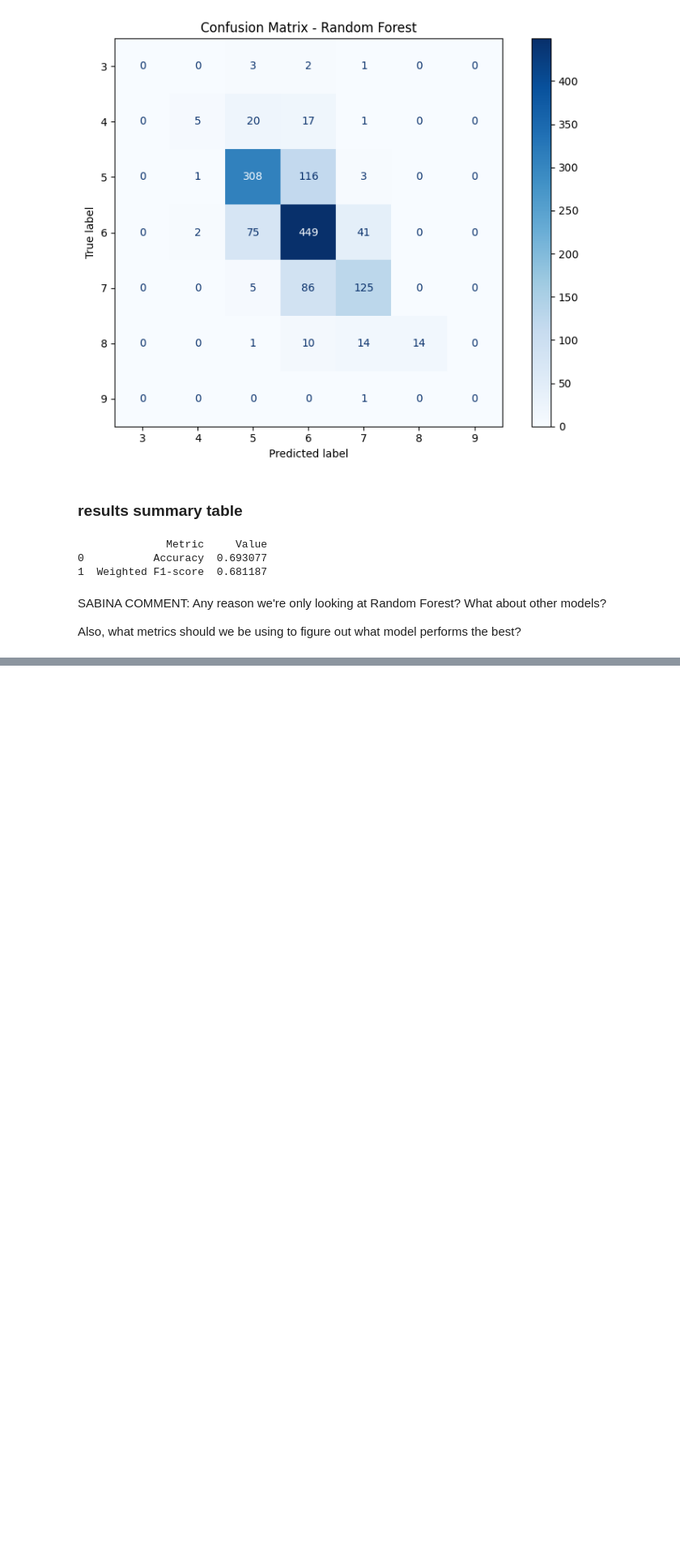
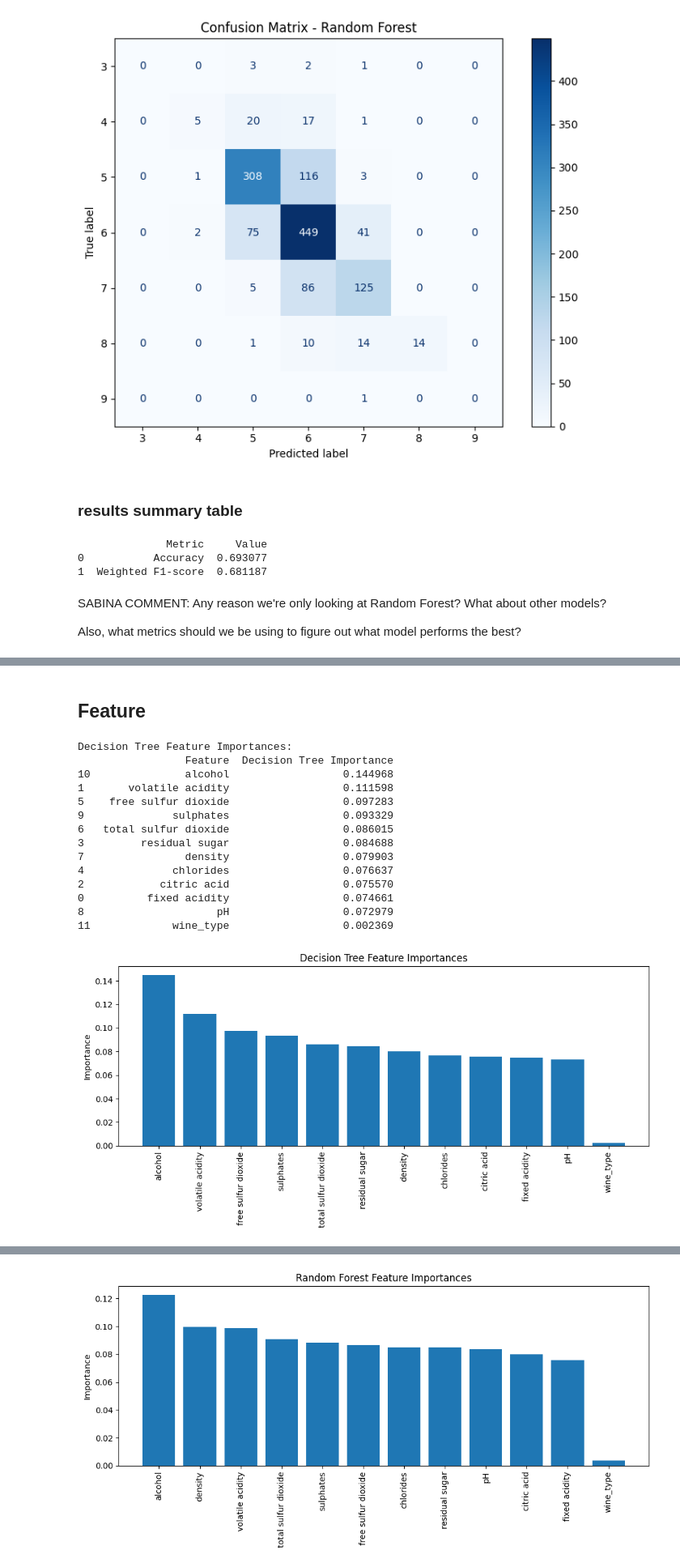
Before and after one commit to Prabhsheenkaur/AI-correctness-and-hallucination-Galactica-, a Jupyter notebook: MODELS.ipynb, the cells around one changed output, grey strips where cells are left out. Shown at 81% size. Cells and saved outputs as stored; diff of their text form; code cells hidden in the pictures; blank space fills up the shorter version.

```diff
--- a/MODELS.ipynb
+++ b/MODELS.ipynb
@@ -154,0 +594,71 @@ Also, what metrics should we be using to figure out what model performs the best
+# %% [markdown]
+## Feature
+# %%
+# Decision Tree feature importance
+dt_importance_df = pd.DataFrame({
+    "Feature": X.columns,
+    "Decision Tree Importance": dt_model.feature_importances_
+}).sort_values(by="Decision Tree Importance", ascending=False)
+
+print("\nDecision Tree Feature Importances:")
+print(dt_importance_df)
+
+plt.figure(figsize=(10, 5))
+plt.bar(dt_importance_df["Feature"], dt_importance_df["Decision Tree Importance"])
+plt.xticks(rotation=90)
+plt.title("Decision Tree Feature Importances")
+plt.ylabel("Importance")
+plt.tight_layout()
+plt.show()
+
+# Random Forest feature importance
+rf_importance_df = pd.DataFrame({
+    "Feature": X.columns,
+    "Random Forest Importance": rf_model.feature_importances_
+}).sort_values(by="Random Forest Importance", ascending=False)
+
+print("\nRandom Forest Feature Importances:")
+print(rf_importance_df)
+
+plt.figure(figsize=(10, 5))
+plt.bar(rf_importance_df["Feature"], rf_importance_df["Random Forest Importance"])
+plt.xticks(rotation=90)
+plt.title("Random Forest Feature Importances")
+plt.ylabel("Importance")
+plt.tight_layout()
+plt.show()
+
+# Logistic Regression feature summary
+lr_coef_mean = np.mean(np.abs(lr_model.coef_), axis=0)
+
+lr_features_df = pd.DataFrame({
+    "Feature": X.columns,
+    "Logistic Regression Mean Abs Coef": lr_coef_mean
+}).sort_values(by="Logistic Regression Mean Abs Coef", ascending=False)
+
+print("\nLogistic Regression Feature Summary:")
+print(lr_features_df)
+
+plt.figure(figsize=(10, 5))
+plt.bar(lr_features_df["Feature"], lr_features_df["Logistic Regression Mean Abs Coef"])
+plt.xticks(rotation=90)
+plt.title("Logistic Regression Feature Effect (Mean Absolute Coefficient)")
+plt.ylabel("Mean Absolute Coefficient")
+plt.tight_layout()
+plt.show()
+# %% [output]
+Decision Tree Feature Importances:
+                 Feature  Decision Tree Importance
+10               alcohol                  0.144968
+1       volatile acidity                  0.111598
+5    free sulfur dioxide                  0.097283
+9              sulphates                  0.093329
+6   total sulfur dioxide                  0.086015
+3         residual sugar                  0.084688
+7                density                  0.079903
+4              chlorides                  0.076637
+2            citric acid                  0.075570
+0          fixed acidity                  0.074661
+8                     pH                  0.072979
+11             wine_type                  0.002369
+[figure, added]
@@ -154,0 +679 @@ Also, what metrics should we be using to figure out what model performs the best
+[figure, added]
```
Also changed, not shown: parts of 17 cells of this notebook.
